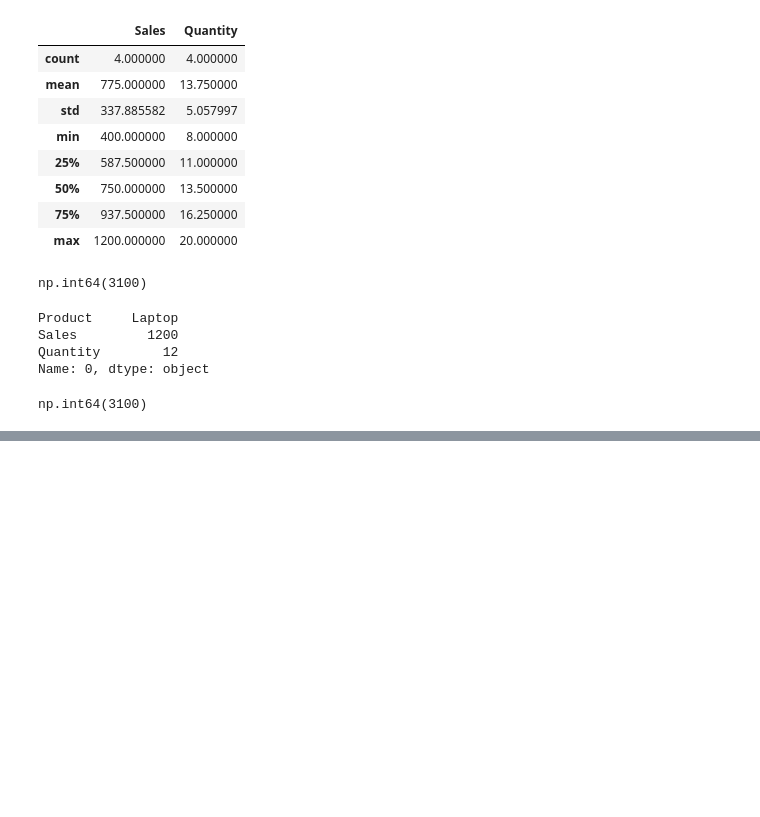
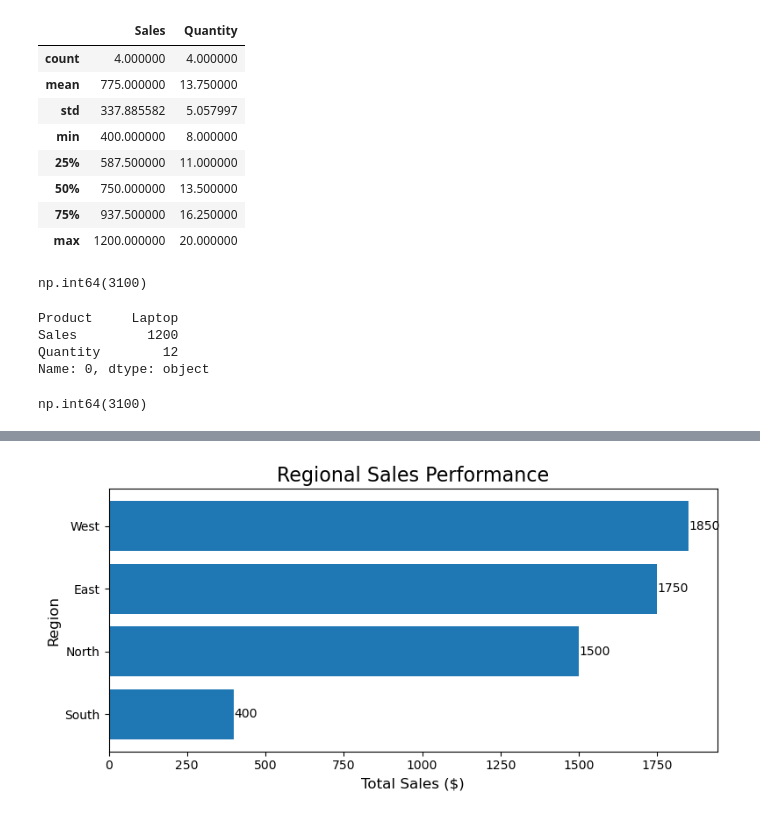
Before and after one commit to EsterYen/Sales_Data_Analysis_Project, a Jupyter notebook: Sales_Data_Analysis_Project.ipynb, the cells around one changed output, grey strips where cells are left out. Saved outputs shown, nothing was run; the diff lists cells and outputs as text; code cells hidden in the pictures; blank space fills up the shorter version.

```diff
--- a/Sales_Data_Analysis_Project.ipynb
+++ b/Sales_Data_Analysis_Project.ipynb
@@ -296,15 +345,33 @@ plt.show()
 # %%
 region_sales = df.groupby("Region")["Sales"].sum()
 # %%
-import matplotlib.pyplot as plt
+# Sort sales by region (highest first)
+region_sales_sorted = region_sales.sort_values(ascending=True)
 
-region_sales.sort_values().plot(
-    kind="barh",
-    figsize=(8,4)
+# Create horizontal bar chart
+plt.figure(figsize=(8, 4))
+
+bars = plt.barh(
+    region_sales_sorted.index,
+    region_sales_sorted.values
 )
 
-plt.xlabel("Sales")
-plt.ylabel("Region")
-plt.title("Total Sales by Region")
+# Title and labels
+plt.title("Regional Sales Performance", fontsize=16)
+plt.xlabel("Total Sales ($)", fontsize=12)
+plt.ylabel("Region", fontsize=12)
 
+# Add value labels
+for bar in bars:
+    width = bar.get_width()
+    plt.text(
+        width,
+        bar.get_y() + bar.get_height()/2,
+        f"{width}",
+        va="center"
+    )
+
+plt.tight_layout()
 plt.show()
+# %% [output]
+[figure, added]
```
Also changed, not shown: parts of 39 cells of this notebook.
